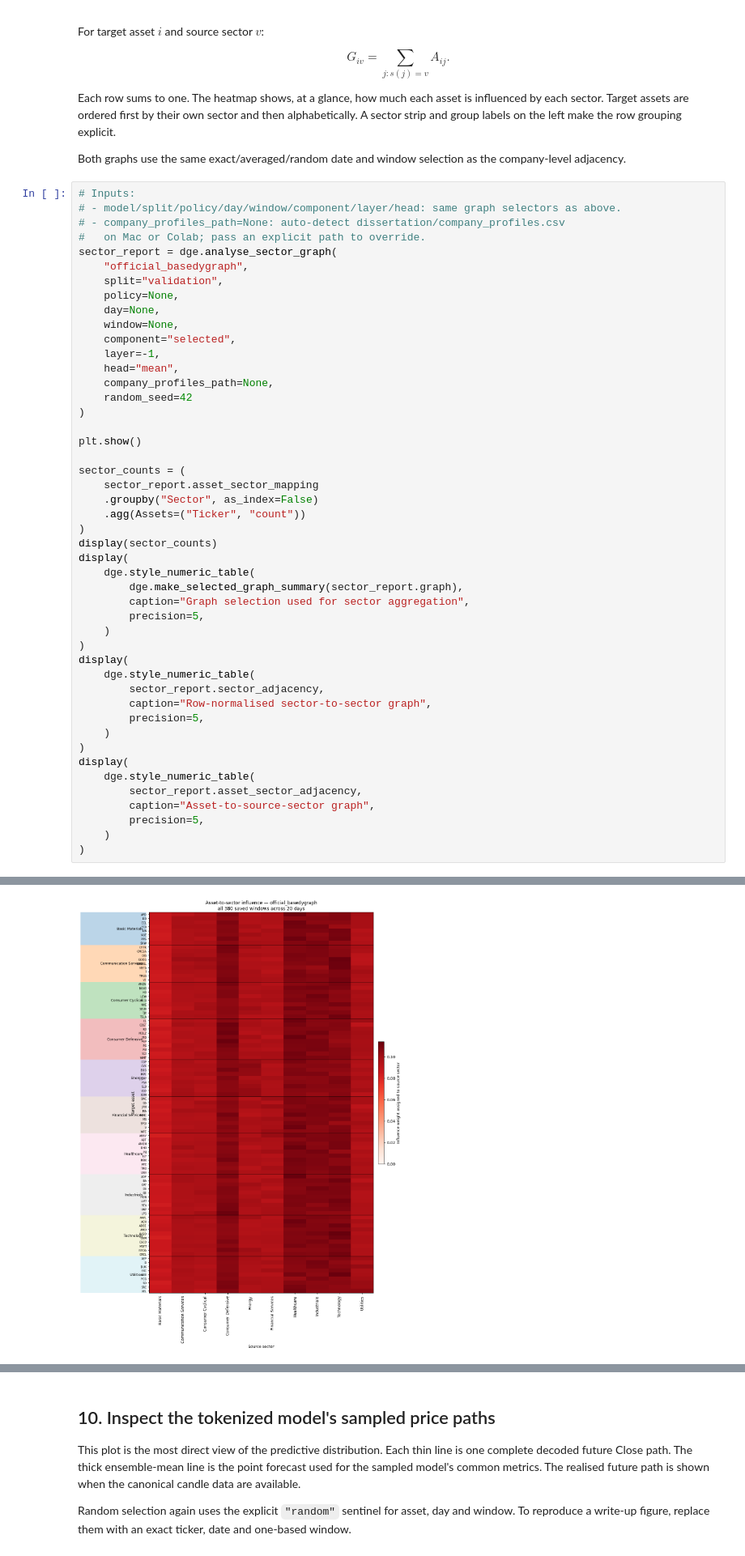
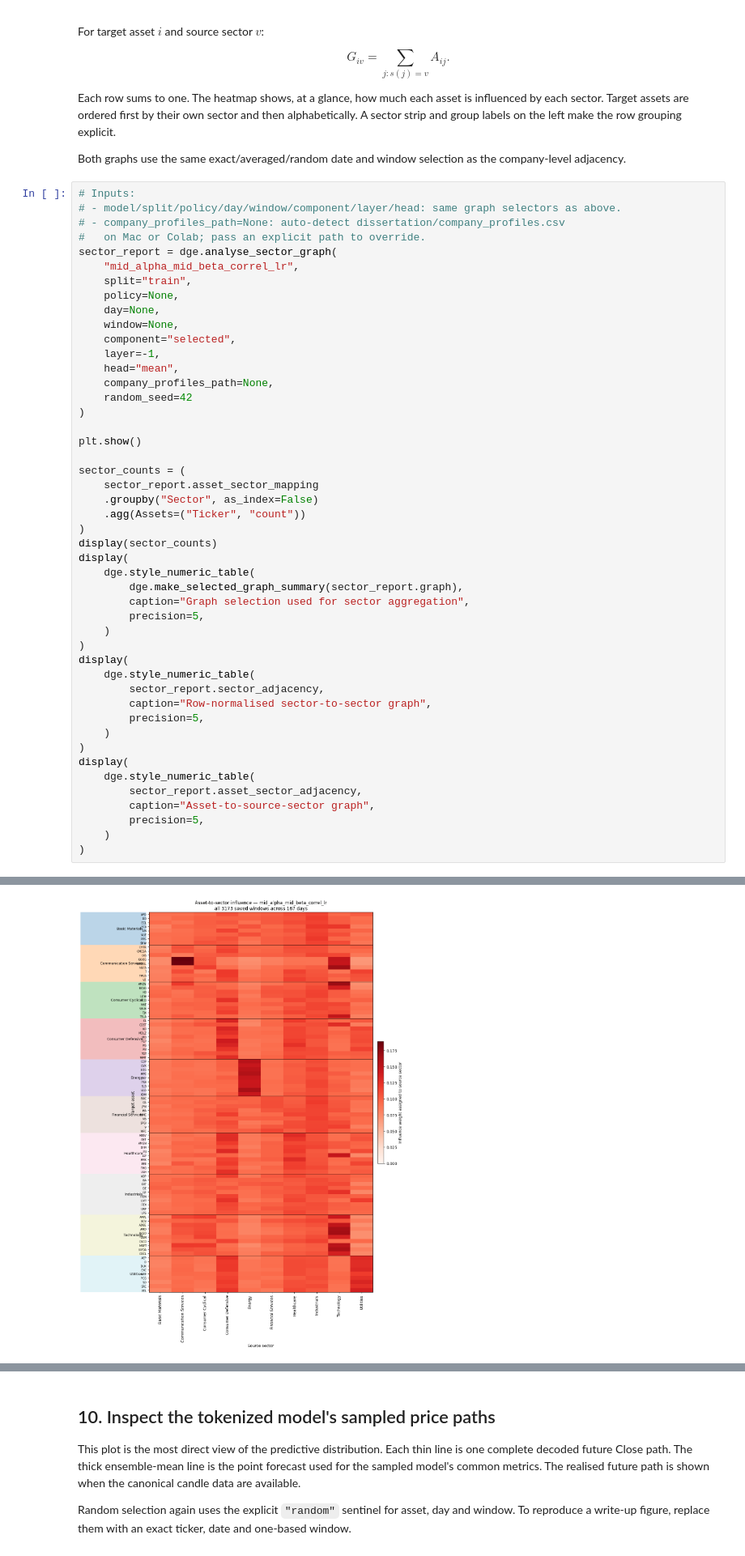
Before and after one commit to VishR-94/dynamic_graphs_thesis, a Jupyter notebook: notebooks/graph_hub.ipynb, the cells around one changed output, grey strips where cells are left out. Shown at 81% size. Cells and saved outputs as stored; diff of their text form.

```diff
--- a/notebooks/graph_hub.ipynb
+++ b/notebooks/graph_hub.ipynb
@@ -610,8 +575,8 @@ Both graphs use the same exact/averaged/random date and window selection as the
 # - company_profiles_path=None: auto-detect dissertation/company_profiles.csv
 #   on Mac or Colab; pass an explicit path to override.
 sector_report = dge.analyse_sector_graph(
-    "official_basedygraph",
-    split="validation",
+    "mid_alpha_mid_beta_correl_lr",
+    split="train",
     policy=None,
     day=None,
     window=None,
@@ -656,4 +621,4 @@ display(
-[figure, old version]
+[figure, new version]
 |  | Sector | Assets |
 | 0 | Basic Materials | 8 |
 | 1 | Communication Services | 9 |
```
Also changed, not shown: parts of 14 cells of this notebook, 5 other files.
